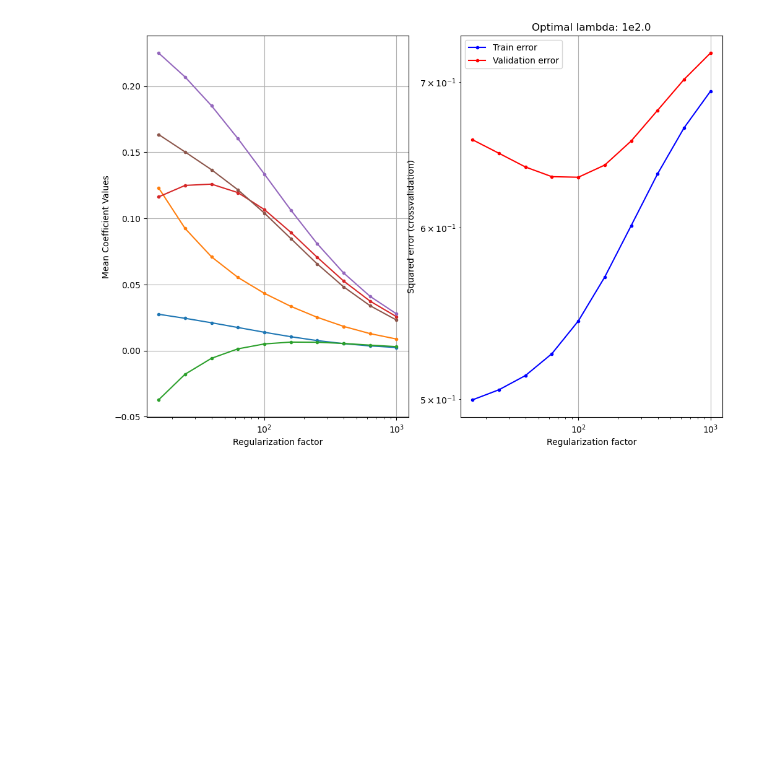
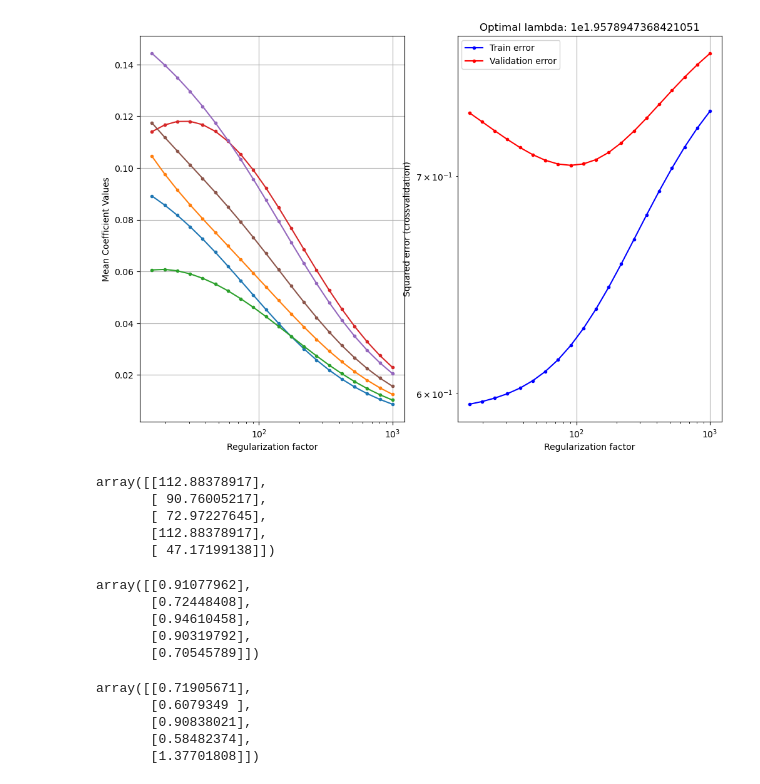
Before and after one commit to DaSquire/Intro_To_ML, a Jupyter notebook: Project2/regression.ipynb, the cells around one changed output. Drawn from its saved outputs; the diff is of its cells as text; code cells hidden in the pictures; blank space fills up the shorter version.

```diff
--- a/Project2/regression.ipynb
+++ b/Project2/regression.ipynb
@@ -51,7 +52,7 @@ N, M = X.shape
 K = 5
 CV = model_selection.KFold(K, shuffle=True)
 
-lambdas = np.logspace(1.2, 3, num=10)
+lambdas = np.logspace(1.2, 3, num=20)
 
 Error_train = np.empty((K,1))
 Error_test = np.empty((K,1))
@@ -59,6 +60,8 @@ Error_train_rlr = np.empty((K,1))
 Error_test_rlr = np.empty((K,1))
 Error_train_nofeatures = np.empty((K,1))
 Error_test_nofeatures = np.empty((K,1))
+opt_lambdas = np.empty((K,1))
+error = np.empty((K,1))
 
 w_rlr = np.empty((M,K))
 mu = np.empty((K, M-1))
@@ -80,6 +83,8 @@ for train_index, test_index in CV.split(X,y):
 
     opt_val_err, opt_lambda, mean_w_vs_lambda, train_err_vs_lambda, test_err_vs_lambda = rlr_validate(X_train, y_train, lambdas, internal_cross_validation)
 
+    error[k] = opt_val_err
+    opt_lambdas[k] = opt_lambda
     # Standardize outer fold based on training set, and save the mean and standard
     # deviations since they're part of the model (they would be needed for
     # making new predictions) - for brevity we won't always store these in the scripts
@@ -109,31 +114,55 @@ for train_index, test_index in CV.split(X,y):
     Error_train[k] = np.square(y_train-model.predict(X_train)).sum()/y_train.shape[0]
     Error_test[k] = np.square(y_test-model.predict(X_test)).sum()/y_test.shape[0]
 
     # Display the results for the last cross-validation fold
     if k == K-1:
         figure(k, figsize=(12,8))
         subplot(1,2,1)
         semilogx(lambdas,mean_w_vs_lambda.T[:,1:],'.-') # Don't plot the bias term
         xlabel('Regularization factor')
         ylabel('Mean Coefficient Values')
         grid()
         # You can choose to display the legend, but it's omitted for a cleaner
         # plot, since there are many attributes
         #legend(attributeNames[1:], loc='best')
 
         subplot(1,2,2)
         title('Optimal lambda: 1e{0}'.format(np.log10(opt_lambda)))
         loglog(lambdas,train_err_vs_lambda.T,'b.-',lambdas,test_err_vs_lambda.T,'r.-')
         xlabel('Regularization factor')
         ylabel('Squared error (crossvalidation)')
         legend(['Train error','Validation error'])
         grid()
 
     # To inspect the used indices, use these print statements
     #print('Cross validation fold {0}/{1}:'.format(k+1,K))
     #print('Train indices: {0}'.format(train_index))
     #print('Test indices: {0}\n'.format(test_index))
 
     k+=1
 # %% [output]
-[figure, old version]
+[figure, new version]
+# %%
+opt_lambdas
+# %% [output]
+array([[112.88378917],
+       [ 90.76005217],
+       [ 72.97227645],
+       [112.88378917],
+       [ 47.17199138]])
+# %%
+error
+# %% [output]
+array([[0.91077962],
+       [0.72448408],
+       [0.94610458],
+       [0.90319792],
+       [0.70545789]])
+# %%
+Error_test_rlr
+# %% [output]
+array([[0.71905671],
+       [0.6079349 ],
+       [0.90838021],
+       [0.58482374],
+       [1.37701808]])
```
Also changed, not shown: parts of 5 cells of this notebook.
